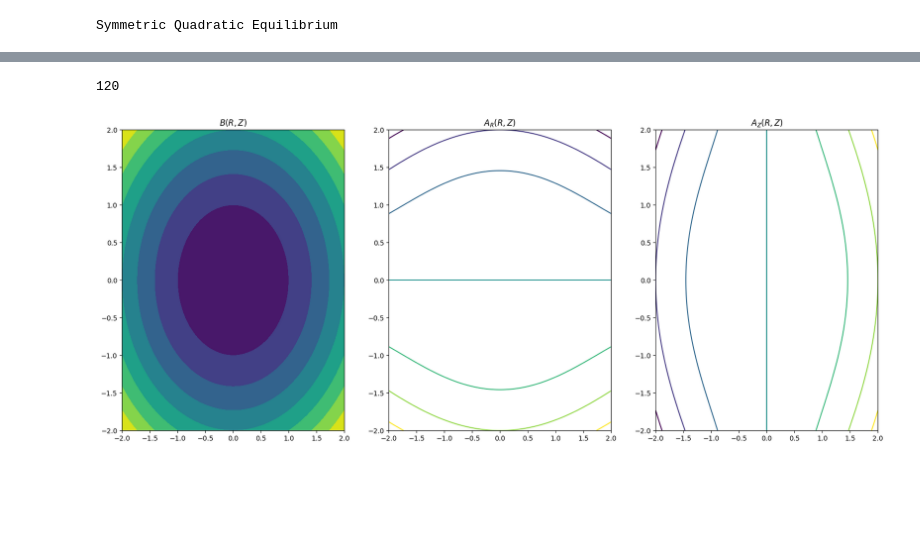
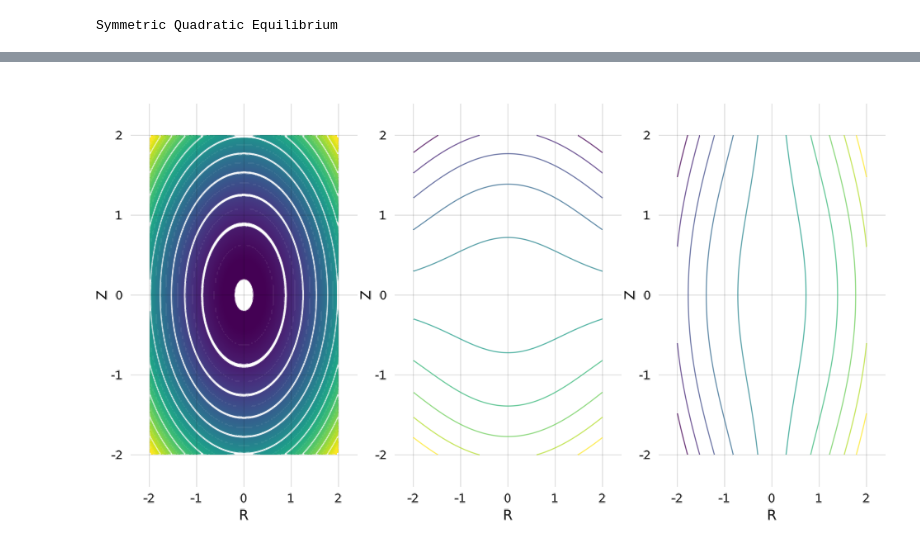
Before and after one commit to JuliaPlasma/ElectromagneticFields.jl, a Jupyter notebook: examples/symmetric_quadratic.ipynb, the cells around one changed output, grey strips where cells are left out. Drawn from its saved outputs; the diff is of its cells as text; code cells hidden in the pictures; blank space fills up the shorter version.

```diff
--- a/examples/symmetric_quadratic.ipynb
+++ b/examples/symmetric_quadratic.ipynb
@@ -31,11 +13,11 @@ Generating function B₁
 # %%
 nr = 100
 nz = 120
+nl = 10
+;
-# %% [output]
-120
 # %%
-rgrid = linspace(-2.0, +2.0, nr)
-zgrid = linspace(-2.0, +2.0, nz)
+rgrid = LinRange(-2.0, +2.0, nr)
+zgrid = LinRange(-2.0, +2.0, nz)
 ;
 # %%
 field = zeros((nr,nz))
@@ -52,14 +34,12 @@ for i in 1:nr
         potAP[i,j] = A₃(rgrid[i], zgrid[j], 0.0)
     end
 end
-# %%
-fig, axes = subplots(1, 3, figsize=(20,8))
-axes[1][:contourf](rgrid, zgrid, field.')
-axes[2][:contour](rgrid, zgrid, potAR.')
-axes[3][:contour](rgrid, zgrid, potAZ.')
-axes[1][:set_title](L"$B(R,Z)$")
-axes[2][:set_title](L"$A_R(R,Z)$")
-axes[3][:set_title](L"$A_Z(R,Z)$")
-show()
-# %% [output]
-[figure, removed]
+# %%
+axis = (names = (axisnames = ("R", "Z"),),)
+scene = vbox(
+    contour(rgrid, zgrid, field, axis=axis, levels=nl, fillrange=true),#L"$B(R,Z)$"
+    contour(rgrid, zgrid, potAR, axis=axis, levels=nl),#L"$A_R(R,Z)$"
+    contour(rgrid, zgrid, potAZ, axis=axis, levels=nl) #L"$A_Z(R,Z)$"
+)
+# %% [output]
+[figure, added]
```
Also changed, not shown: parts of 3 cells of this notebook, 18 other files.
